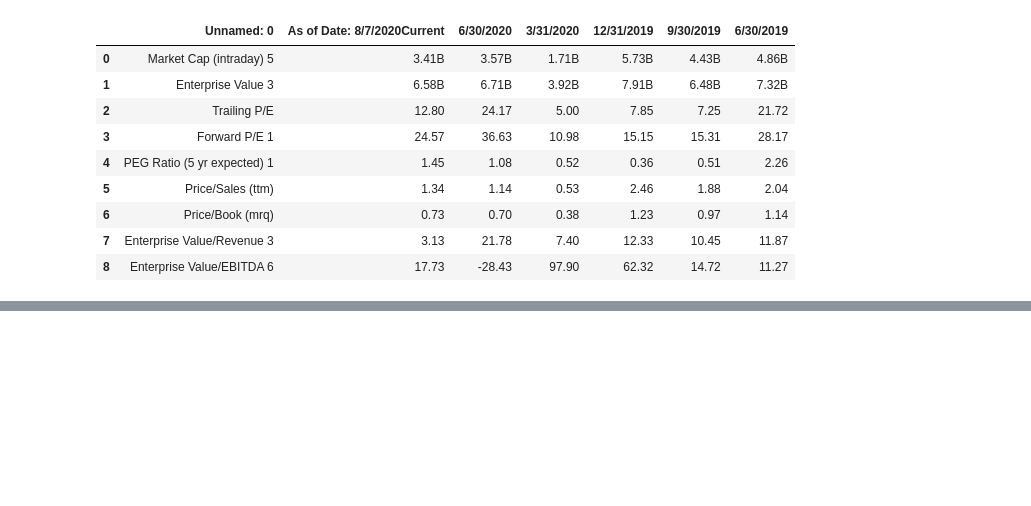
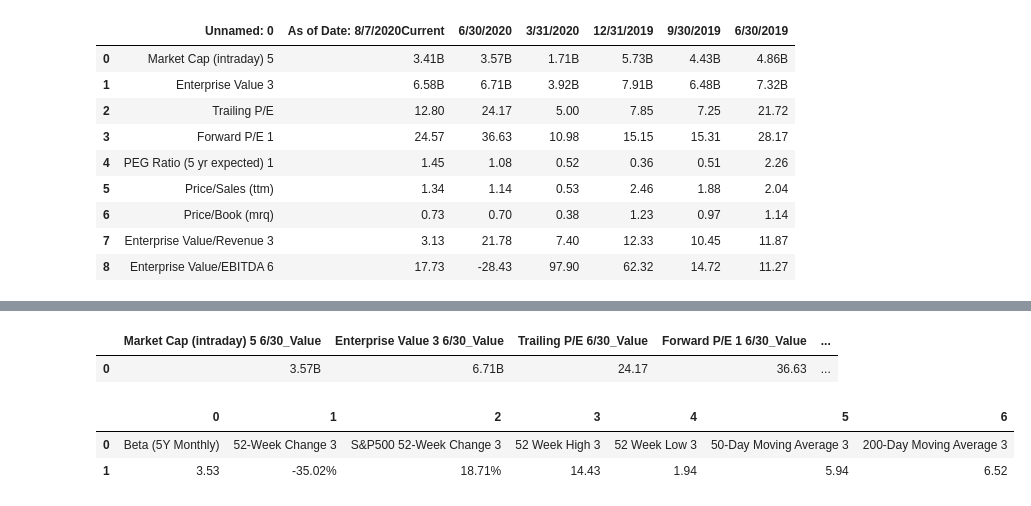
Before and after one commit to WickedoneC/Pandas_Projects, a Jupyter notebook: Bond_Scrape/Yahoo_Calls.ipynb, the cells around one changed output, grey strips where cells are left out. Drawn from its saved outputs; the diff is of its cells as text; code cells hidden in the pictures; blank space fills up the shorter version.

```diff
--- a/Bond_Scrape/Yahoo_Calls.ipynb
+++ b/Bond_Scrape/Yahoo_Calls.ipynb
@@ -498,0 +517,5 @@ with open('saved_object.pickle', 'wb') as filename:
+# %%
+z.append(b)
+# %% [output]
+|  | Market Cap (intraday) 5 6/30_Value | Enterprise Value 3 6/30_Value | Trailing P/E 6/30_Value | Forward P/E 1 6/30_Value | ... |
+| 0 | 3.57B | 6.71B | 24.17 | 36.63 | ... |
@@ -498,0 +524,6 @@ with open('saved_object.pickle', 'wb') as filename:
+# %%
+data_list[0][1].T
+# %% [output]
+|  | 0 | 1 | 2 | 3 | 4 | 5 | 6 |
+| 0 | Beta (5Y Monthly) | 52-Week Change 3 | S&P500 52-Week Change 3 | 52 Week High 3 | 52 Week Low 3 | 50-Day Moving Average 3 | 200-Day Moving Average 3 |
+| 1 | 3.53 | -35.02% | 18.71% | 14.43 | 1.94 | 5.94 | 6.52 |
```
Also changed, not shown: parts of 38 cells of this notebook.
